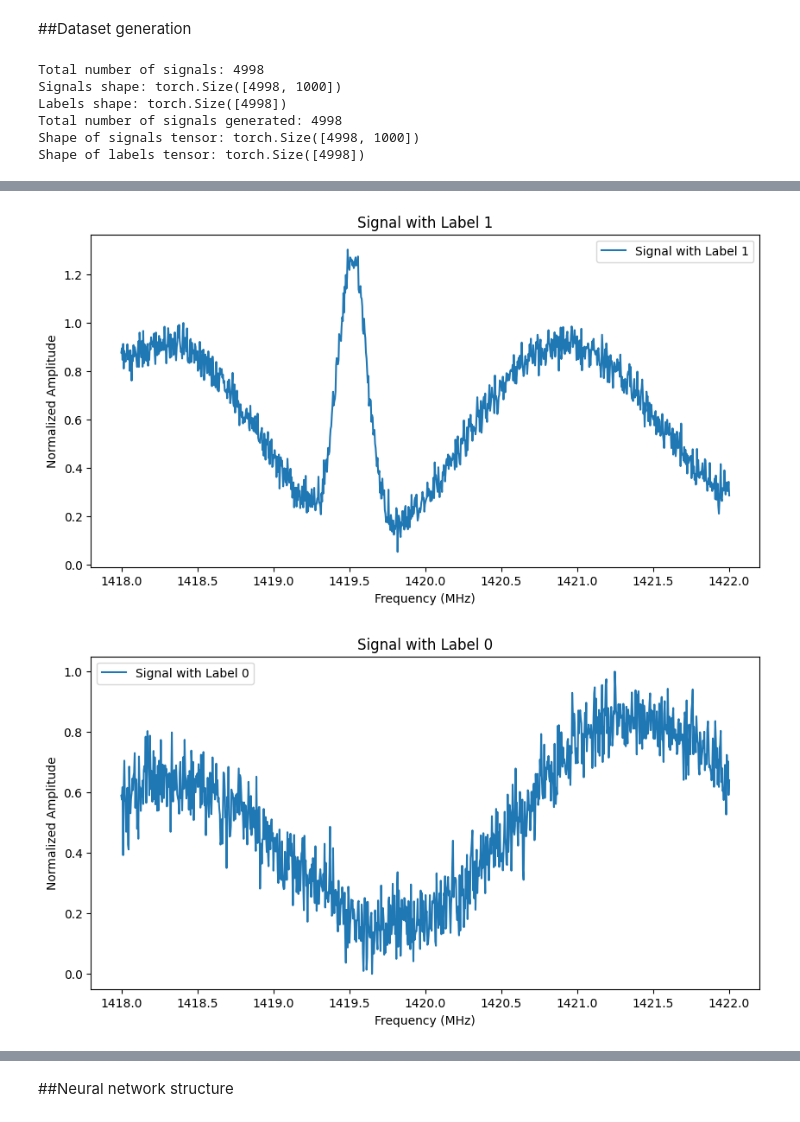
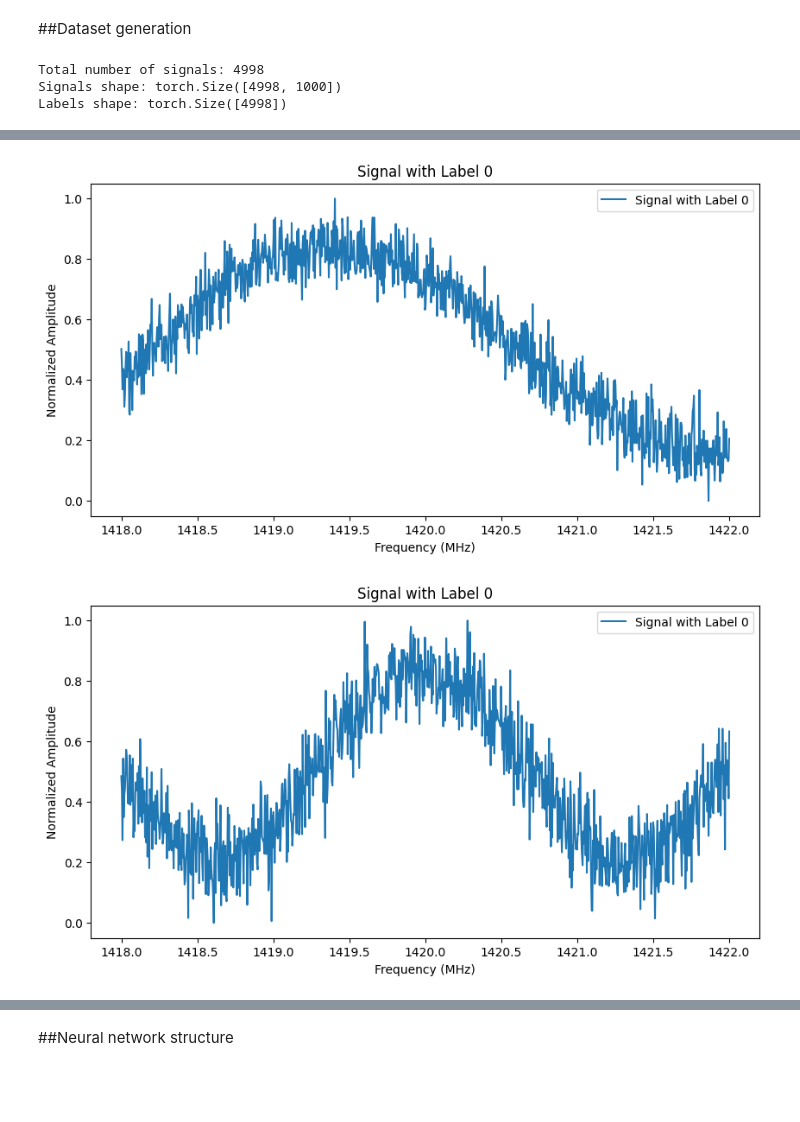
Before and after one commit to Astro-Beam/ASTRO, a Jupyter notebook: Neural Networks/Localized_Classification_Neural_Network.ipynb, the cells around one changed output, grey strips where cells are left out. Saved outputs shown, nothing was run; the diff lists cells and outputs as text; code cells hidden in the pictures; blank space fills up the shorter version.

```diff
--- a/Neural Networks/Localized_Classification_Neural_Network.ipynb
+++ b/Neural Networks/Localized_Classification_Neural_Network.ipynb
@@ -599,6 +599,13 @@ def generate_dataset(n_samples, n_signals, freq_range):
     return np.array(signals), np.array(labels)
 
 
+# Usage
+n_samples = 1000
+n_signals = 5000
+freq_range = np.linspace(1418, 1422, n_samples)
+
+# Generate the dataset
+signals, labels = generate_dataset(n_samples, n_signals, freq_range)
 
 # Convert to PyTorch tensors
 signals_tensor = torch.tensor(signals, dtype=torch.float32)
@@ -614,29 +621,6 @@ print(f"Total number of signals: {len(signals)}")
 print(f"Signals shape: {signals_tensor.shape}")
 print(f"Labels shape: {labels_tensor.shape}")
 
-
-
-# Usage
-n_samples = 1000
-n_signals = 5000
-freq_range = np.linspace(1418, 1422, n_samples)
-
-# Generate the dataset
-signals, labels = generate_dataset(n_samples, n_signals, freq_range)
-
-# Convert to PyTorch tensors and create DataLoader
-signals_tensor = torch.tensor(signals, dtype=torch.float32)
-labels_tensor = torch.tensor(labels, dtype=torch.long)
-
-batch_size = 64
-dataset = TensorDataset(signals_tensor, labels_tensor)
-dataloader = DataLoader(dataset, batch_size=batch_size, shuffle=True)
-
-# Print dataset statistics
-print(f"Total number of signals generated: {len(signals)}")
-print(f"Shape of signals tensor: {signals_tensor.shape}")
-print(f"Shape of labels tensor: {labels_tensor.shape}")
-
 # Visualize random signals
 for _ in range(10):
     idx = random.randint(0, len(signals) - 1)
@@ -651,6 +635,3 @@ for _ in range(10):
 Total number of signals: 4998
 Signals shape: torch.Size([4998, 1000])
 Labels shape: torch.Size([4998])
-Total number of signals generated: 4998
-Shape of signals tensor: torch.Size([4998, 1000])
-Shape of labels tensor: torch.Size([4998])
@@ -662,2 +643,2 @@ Shape of labels tensor: torch.Size([4998])
-[figure, old version]
+[figure, new version]
-[figure, old version]
+[figure, new version]
```
Also changed, not shown: parts of 9 cells of this notebook.
